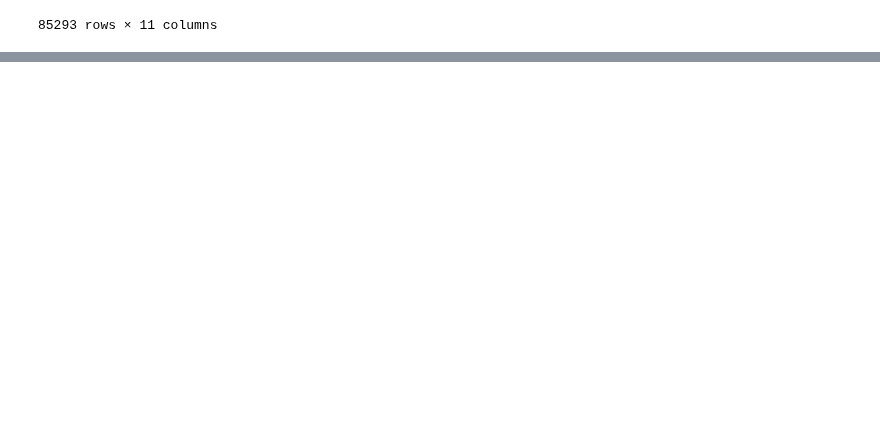
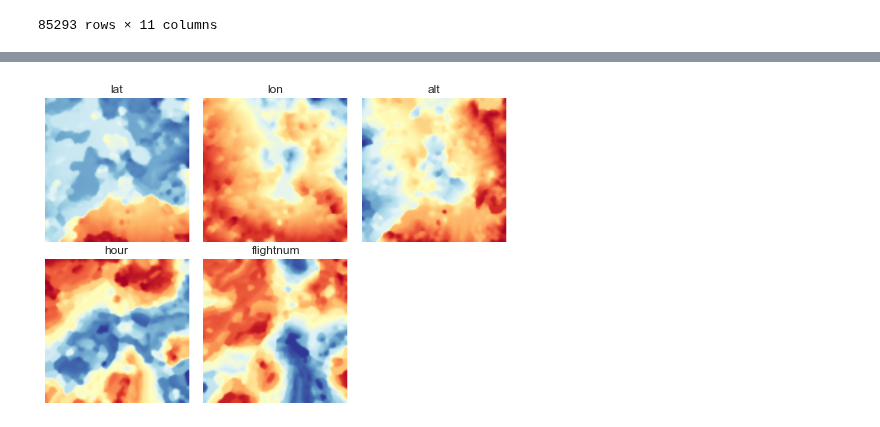
Before and after one commit to ajmendez/explore, a Jupyter notebook: aviation/snow_som.ipynb, the cells around one changed output, grey strips where cells are left out. Saved outputs shown, nothing was run; the diff lists cells and outputs as text; code cells hidden in the pictures; blank space fills up the shorter version.

```diff
--- a/aviation/snow_som.ipynb
+++ b/aviation/snow_som.ipynb
@@ -71,4 +74,6 @@ epoch: 4 ---> elapsed time:  6.989000, quantization error: 0.655456
 # %%
-sm.view_map(text_size=12, COL_SiZe=2)
+sm.view_map(text_size=12, COL_SiZe=3)
+# %% [output]
+[figure, added]
 # %%
 index = sm.ind_to_xy(sm.project_data(somdata))
```
Also changed, not shown: parts of 1 cell of this notebook.
